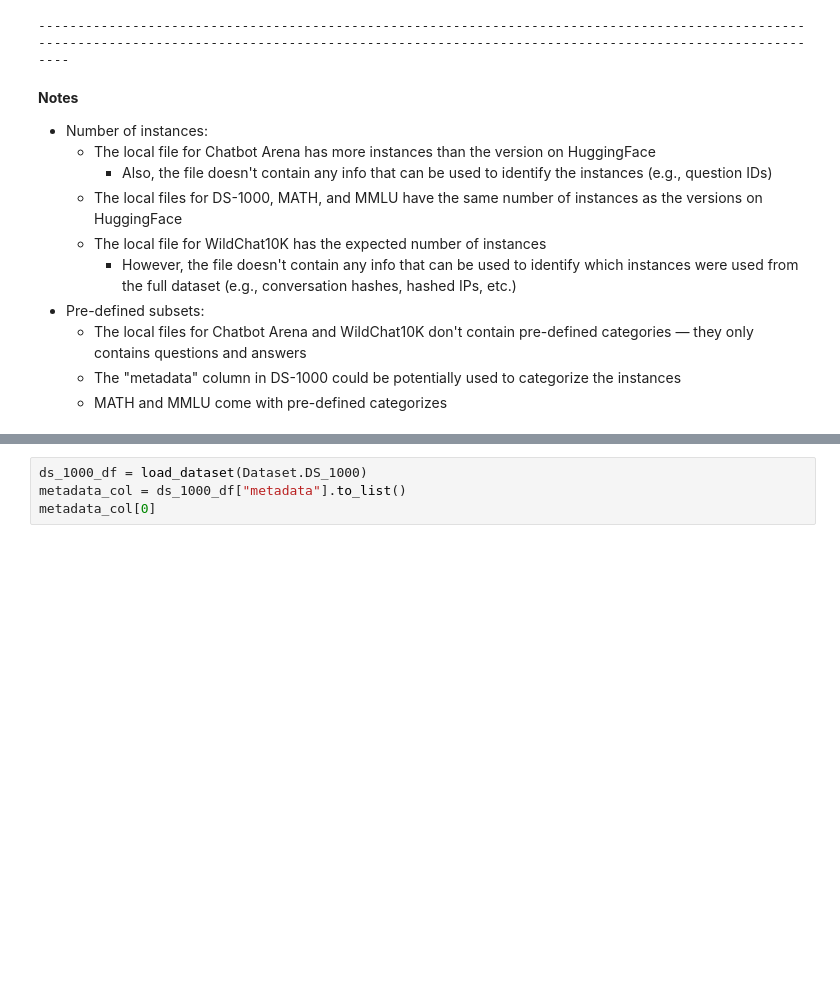
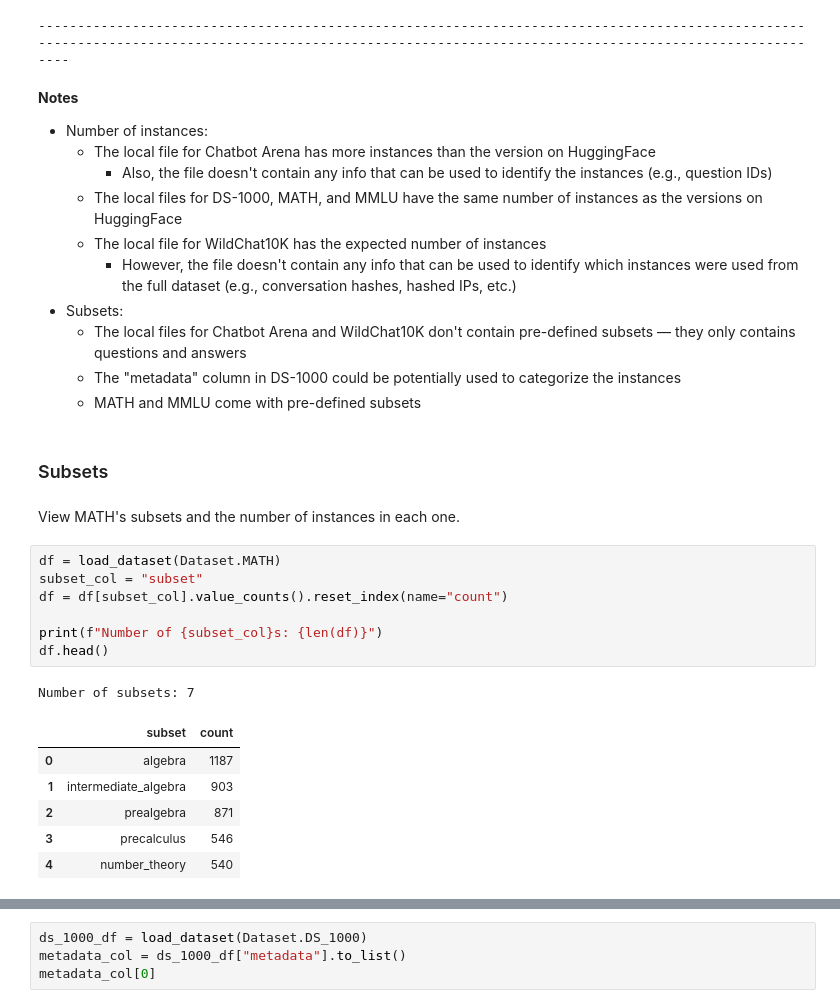
Before and after one commit to mpg05883/EvalTree, a Jupyter notebook: notebooks/eda.ipynb, the cells around one changed output, grey strips where cells are left out. Drawn from its saved outputs; the diff is of its cells as text; blank space fills up the shorter version.

Commit message:
Added subset analysis for MATH and MMLU to EDA notebook

```diff
--- a/notebooks/eda.ipynb
+++ b/notebooks/eda.ipynb
@@ -86,7 +89,26 @@ WildChat10K: 10000 instances
   - The local files for DS-1000, MATH, and MMLU have the same number of instances as the versions on HuggingFace
   - The local file for WildChat10K has the expected number of instances
     - However, the file doesn't contain any info that can be used to identify which instances were used from the full dataset (e.g., conversation hashes, hashed IPs, etc.)
-- Pre-defined subsets:
-  - The local files for Chatbot Arena and WildChat10K don't contain pre-defined categories — they only contains questions and answers
+- Subsets:
+  - The local files for Chatbot Arena and WildChat10K don't contain pre-defined subsets — they only contains questions and answers
   - The "metadata" column in DS-1000 could be potentially used to categorize the instances
-  - MATH and MMLU come with pre-defined categorizes
+  - MATH and MMLU come with pre-defined subsets
+# %% [markdown]
+### Subsets
+# %% [markdown]
+View MATH's subsets and the number of instances in each one.
+# %%
+df = load_dataset(Dataset.MATH)
+subset_col = "subset"
+df = df[subset_col].value_counts().reset_index(name="count")
+
+print(f"Number of {subset_col}s: {len(df)}")
+df.head()
+# %% [output]
+Number of subsets: 7
+|  | subset | count |
+| 0 | algebra | 1187 |
+| 1 | intermediate_algebra | 903 |
+| 2 | prealgebra | 871 |
+| 3 | precalculus | 546 |
+| 4 | number_theory | 540 |
```
Also changed, not shown: parts of 7 cells of this notebook.
